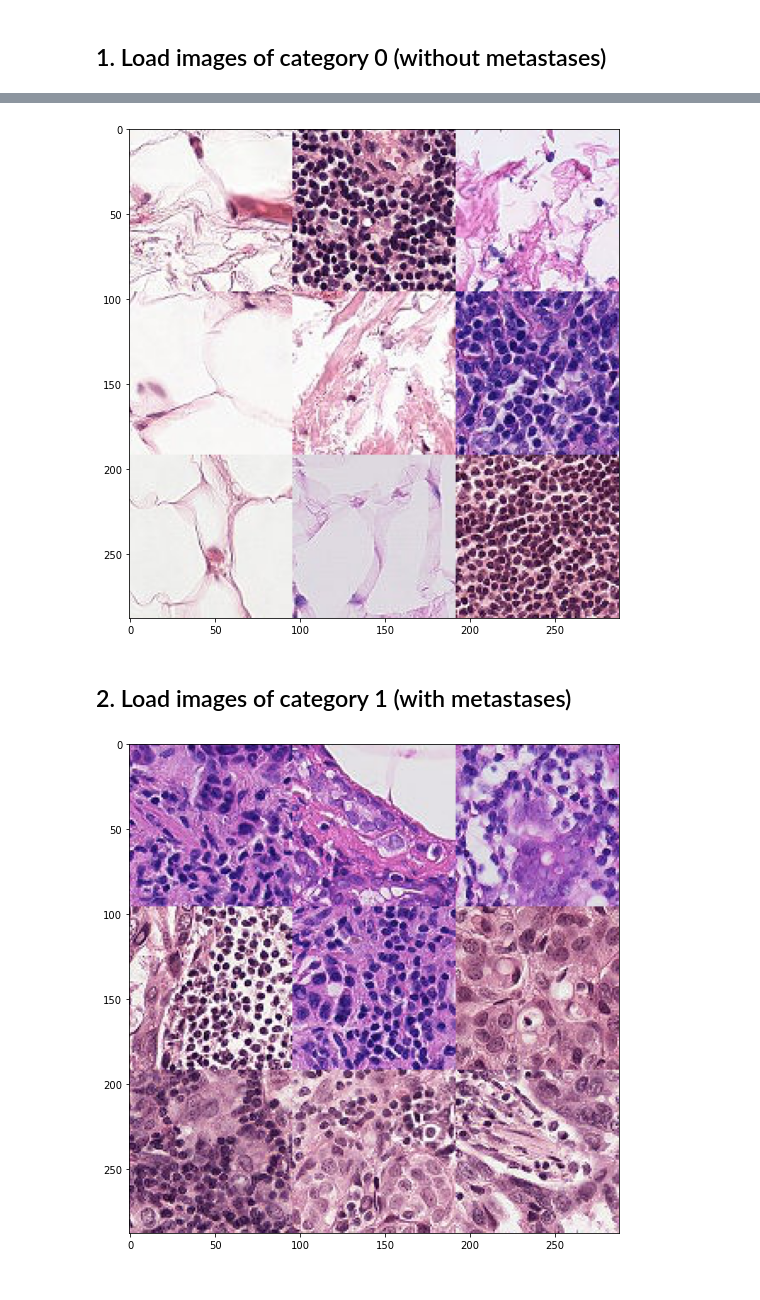
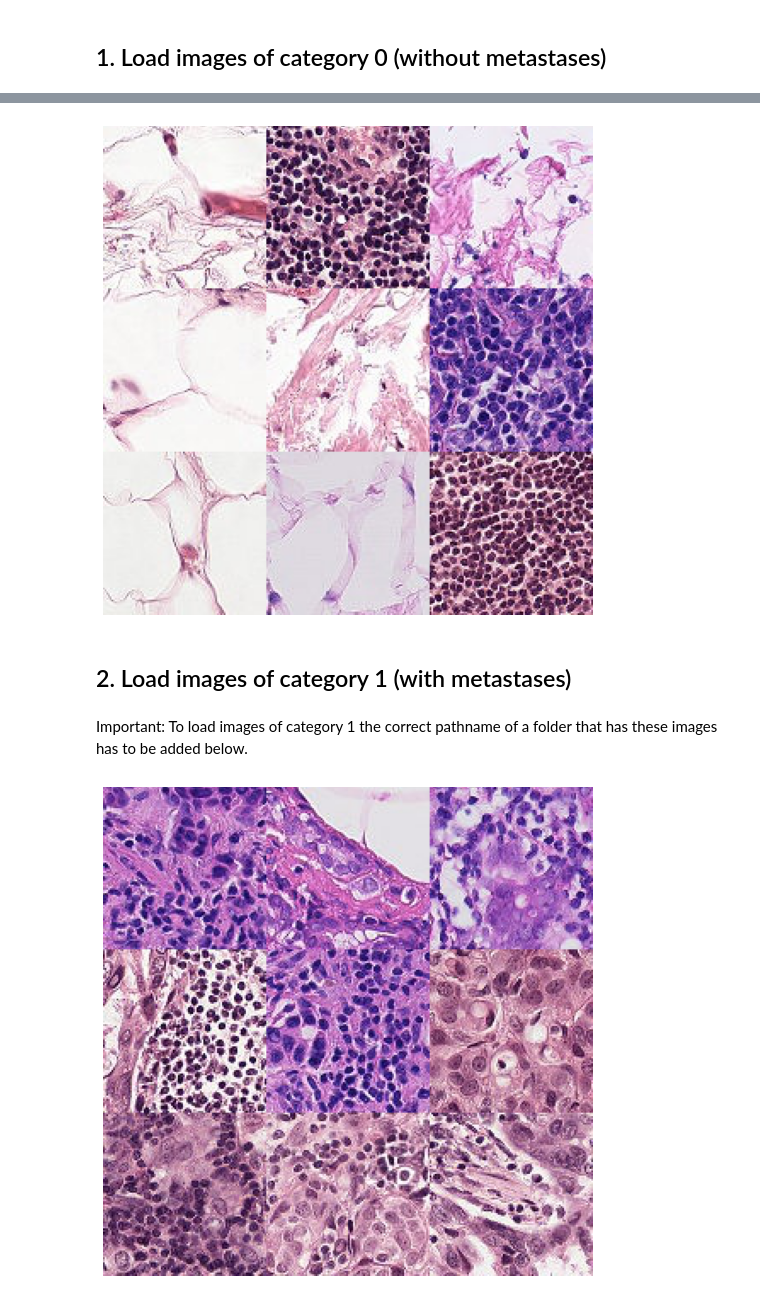
Before and after one commit to rlpddejong/biagroup10, a Jupyter notebook: Assignment1_Group10.ipynb, the cells around one changed output, grey strips where cells are left out. Drawn from its saved outputs; the diff is of its cells as text; code cells hidden in the pictures.

```diff
--- a/Assignment1_Group10.ipynb
+++ b/Assignment1_Group10.ipynb
@@ -24,21 +24,23 @@ pip install opencv-python
 from Assignment1_Group10 import load_images_from_folder
 
 # Folder path of category 0
-folder_path = "C:/Users/20182372/Documents/TUE/Jaar 3 BMT/Kwartiel 3/Project Imaging/train/0"
+folder_path = "C:/Users/20182054/OneDrive - TU Eindhoven/Bachelor/Jaar 3/Kwartiel 3/Project Imaging - BIA (8P361)/Data/train+val/train/0"
 
 # Load images of category 0
 load_images_from_folder(folder_path)
 # %% [output]
-[figure, old version]
+[figure, new version]
 # %% [markdown]
 ## 2. Load images of category 1 (with metastases)
+# %% [markdown]
+Important: To load images of category 1 the correct pathname of a folder that has these images has to be added below.
 # %%
 from Assignment1_Group10 import load_images_from_folder
 
 # Folder path of category 1
-folder_path = "C:/Users/20182372/Documents/TUE/Jaar 3 BMT/Kwartiel 3/Project Imaging/train/1"
+folder_path = "C:/Users/20182054/OneDrive - TU Eindhoven/Bachelor/Jaar 3/Kwartiel 3/Project Imaging - BIA (8P361)/Data/train+val/train/1"
 
 # Load images of category 1
 load_images_from_folder(folder_path)
 # %% [output]
-[figure, old version]
+[figure, new version]
```
Also changed, not shown: parts of 4 cells of this notebook, 1 other file.
